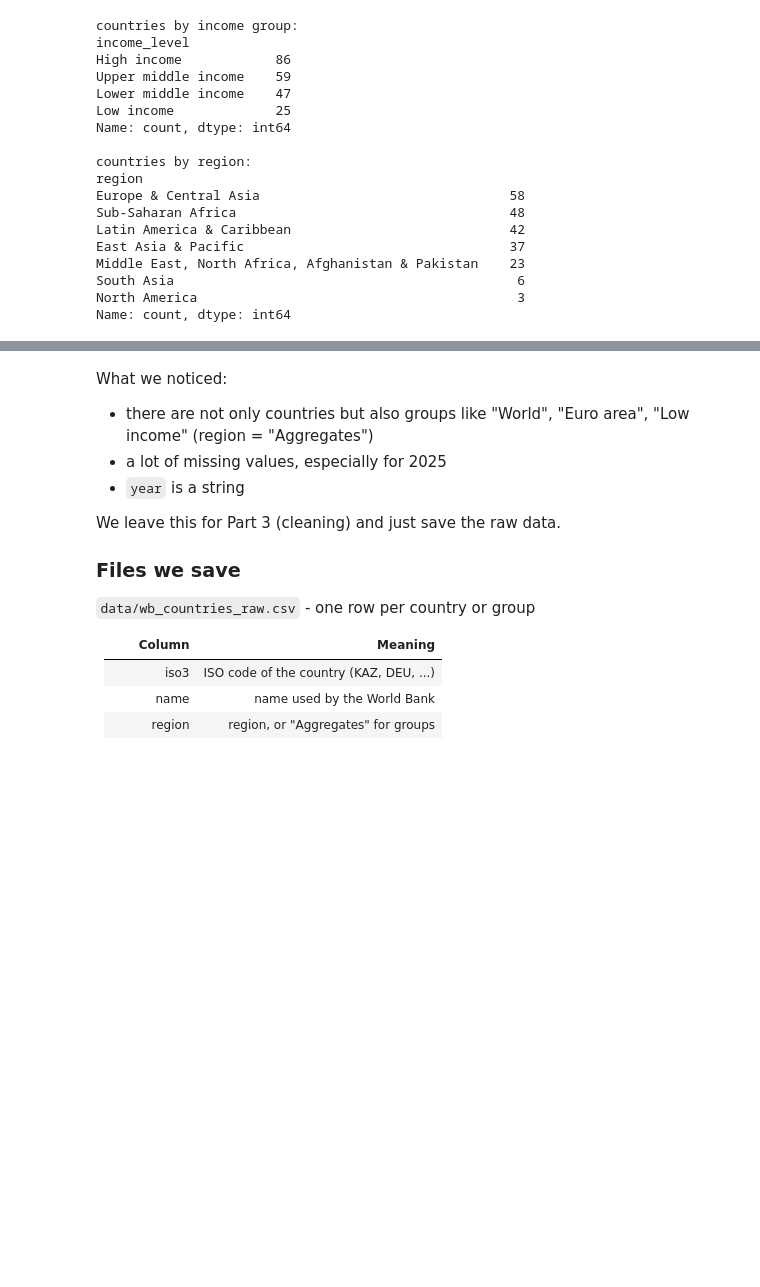
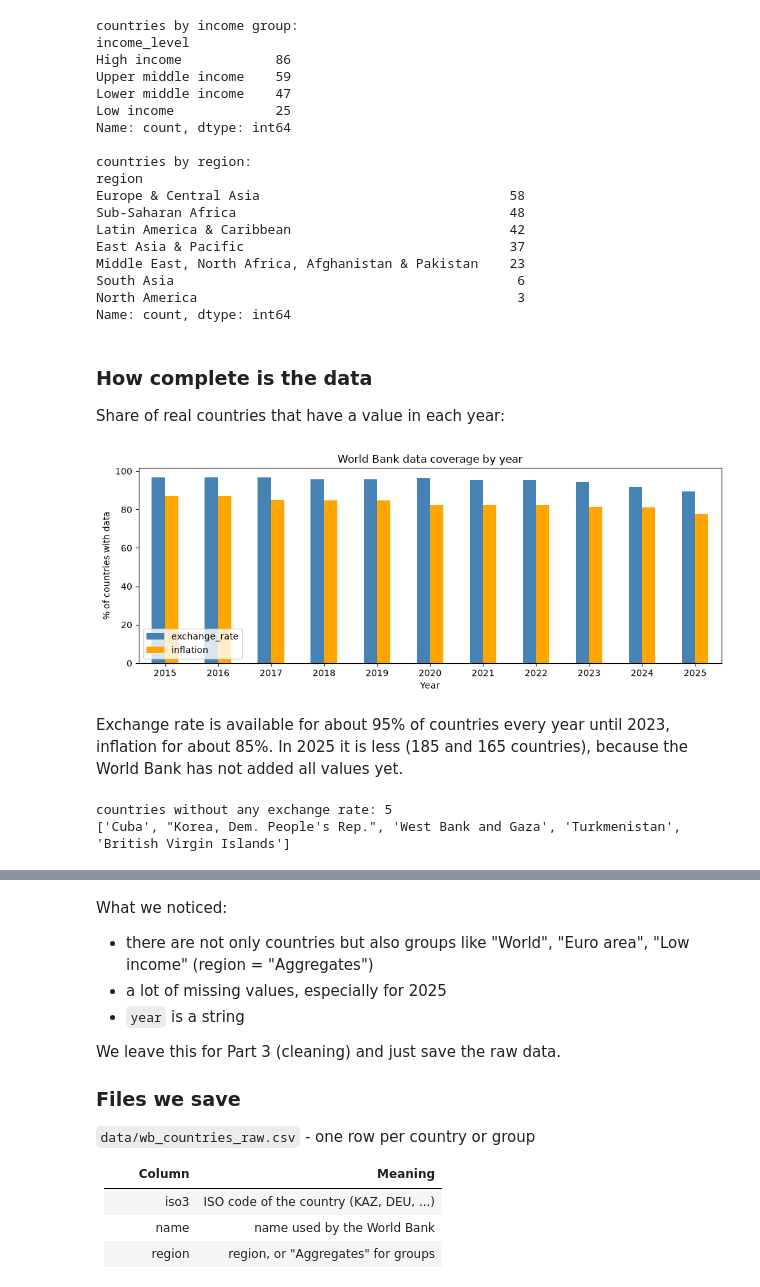
Before and after one commit to KalybaiNurdaulet/Exchange-rates-and-national-economies, a Jupyter notebook: 01_API_WorldBank_Qian.ipynb, the cells around one changed output, grey strips where cells are left out. Saved outputs shown, nothing was run; the diff lists cells and outputs as text; code cells hidden in the pictures; blank space fills up the shorter version.

Commit message:
Add files via upload
data coverage plot, countries without rate, tenge plot

```diff
--- a/01_API_WorldBank_Qian.ipynb
+++ b/01_API_WorldBank_Qian.ipynb
@@ -325,3 +325,32 @@ Middle East, North Africa, Afghanistan & Pakistan    23
 South Asia                                            6
 North America                                         3
 Name: count, dtype: int64
+# %% [markdown]
+### How complete is the data
+Share of real countries that have a value in each year:
+# %%
+import matplotlib.pyplot as plt
+
+coverage = per_year / len(real) * 100
+coverage.plot(kind="bar", figsize=(10, 4), color=["steelblue", "orange"])
+plt.ylabel("% of countries with data")
+plt.xlabel("Year")
+plt.title("World Bank data coverage by year")
+plt.xticks(rotation=0)
+plt.legend(loc="lower left")
+plt.tight_layout()
+plt.show()
+# %% [output]
+[figure, added]
+# %% [markdown]
+Exchange rate is available for about 95% of countries every year until 2023, inflation for about 85%.
+In 2025 it is less (185 and 165 countries), because the World Bank has not added all values yet.
+# %%
+fx_raw = wb_real[wb_real["indicator"] == "exchange_rate"]
+has_fx = fx_raw.dropna(subset=["value"])["iso3"].unique()
+no_fx = real[~real["iso3"].isin(has_fx)]
+print("countries without any exchange rate:", len(no_fx))
+print(list(no_fx["name"]))
+# %% [output]
+countries without any exchange rate: 5
+['Cuba', "Korea, Dem. People's Rep.", 'West Bank and Gaza', 'Turkmenistan', 'British Virgin Islands']
```
Also changed, not shown: parts of 13 cells of this notebook.
